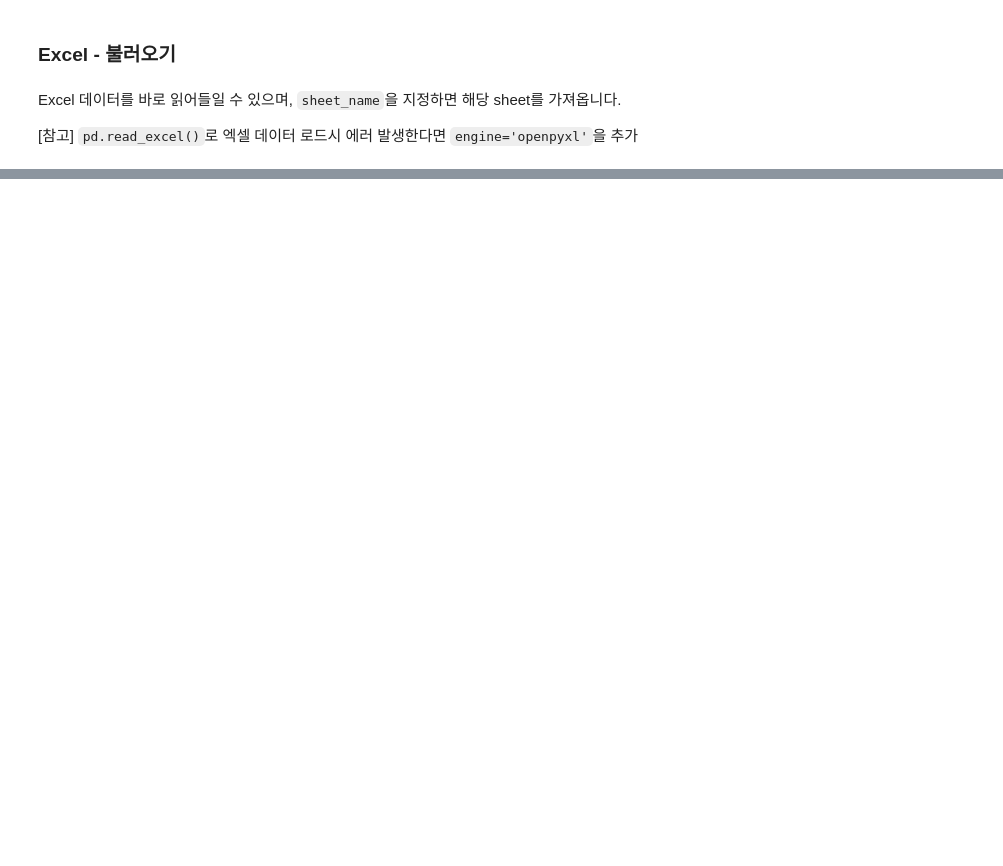
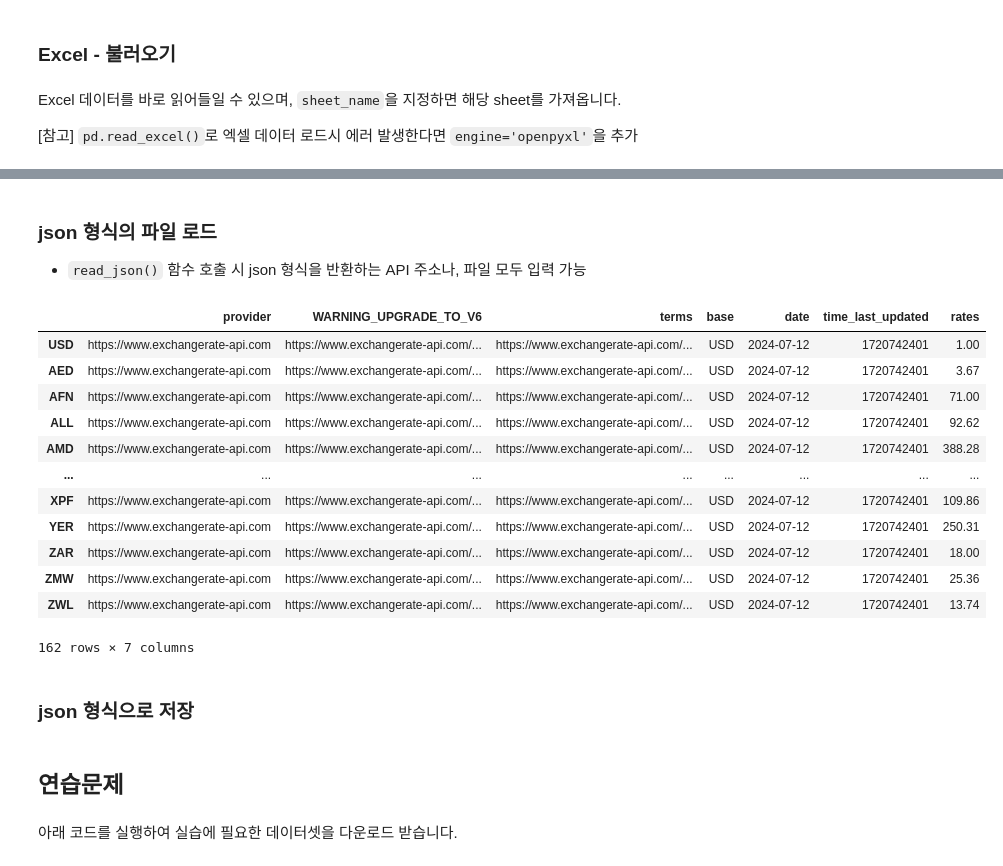
Before and after one commit to jsh112/vs_code_c, a Jupyter notebook: SKADA/DataAnlaysis_Basic/02_File_InputOutput/cds_ds_exercise2.ipynb, the cells around one changed output, grey strips where cells are left out. Cells and saved outputs as stored; diff of their text form; code cells hidden in the pictures; blank space fills up the shorter version.

```diff
--- a/SKADA/DataAnlaysis_Basic/02_File_InputOutput/cds_ds_exercise2.ipynb
+++ b/SKADA/DataAnlaysis_Basic/02_File_InputOutput/cds_ds_exercise2.ipynb
@@ -26,0 +177,17 @@ excel = pd.read_excel('data/seoul_transportation.xlsx', sheet_name='철도')
+# %%
+import pprint
+import json
+import requests
+
+# USD 환율 정보 실시간 요청 API
+# 결과 형식을 json 형식으로 반환
+url = "https://api.exchangerate-api.com/v4/latest/USD"
+
+# API로 실시간 데이터 요청
+ret = requests.get(url)
+
+# json 형식의 파일로 로드
+json_data = json.loads(ret.text)
+
+# 출력
+pprint.pprint(json_data)
@@ -26,0 +212,24 @@ excel = pd.read_excel('data/seoul_transportation.xlsx', sheet_name='철도')
+# %% [markdown]
+### json 형식의 파일 로드
+
+* `read_json()` 함수 호출 시 json 형식을 반환하는 API 주소나, 파일 모두 입력 가능
+# %%
+# read_json으로 파일 로드
+df = pd.read_json(url)
+df
+# %% [output]
+|  | provider | WARNING_UPGRADE_TO_V6 | terms | base | date | time_last_updated | rates |
+| USD | https://www.exchangerate-api.com | https://www.exchangerate-api.com/... | https://www.exchangerate-api.com/... | USD | 2024-07-12 | 1720742401 | 1.00 |
+| AED | https://www.exchangerate-api.com | https://www.exchangerate-api.com/... | https://www.exchangerate-api.com/... | USD | 2024-07-12 | 1720742401 | 3.67 |
+| AFN | https://www.exchangerate-api.com | https://www.exchangerate-api.com/... | https://www.exchangerate-api.com/... | USD | 2024-07-12 | 1720742401 | 71.00 |
+| ALL | https://www.exchangerate-api.com | https://www.exchangerate-api.com/... | https://www.exchangerate-api.com/... | USD | 2024-07-12 | 1720742401 | 92.62 |
+| AMD | https://www.exchangerate-api.com | https://www.exchangerate-api.com/... | https://www.exchangerate-api.com/... | USD | 2024-07-12 | 1720742401 | 388.28 |
+| ... | ... | ... | ... | ... | ... | ... | ... |
+| XPF | https://www.exchangerate-api.com | https://www.exchangerate-api.com/... | https://www.exchangerate-api.com/... | USD | 2024-07-12 | 1720742401 | 109.86 |
+| YER | https://www.exchangerate-api.com | https://www.exchangerate-api.com/... | https://www.exchangerate-api.com/... | USD | 2024-07-12 | 1720742401 | 250.31 |
+| ZAR | https://www.exchangerate-api.com | https://www.exchangerate-api.com/... | https://www.exchangerate-api.com/... | USD | 2024-07-12 | 1720742401 | 18.00 |
+| ZMW | https://www.exchangerate-api.com | https://www.exchangerate-api.com/... | https://www.exchangerate-api.com/... | USD | 2024-07-12 | 1720742401 | 25.36 |
+| ZWL | https://www.exchangerate-api.com | https://www.exchangerate-api.com/... | https://www.exchangerate-api.com/... | USD | 2024-07-12 | 1720742401 | 13.74 |
+162 rows × 7 columns
+# %% [markdown]
+### json 형식으로 저장
@@ -26,0 +238,4 @@ excel = pd.read_excel('data/seoul_transportation.xlsx', sheet_name='철도')
+# %% [markdown]
+## 연습문제
+# %% [markdown]
+아래 코드를 실행하여 실습에 필요한 데이터셋을 다운로드 받습니다.
```
Also changed, not shown: parts of 34 cells of this notebook, 5 other files.
